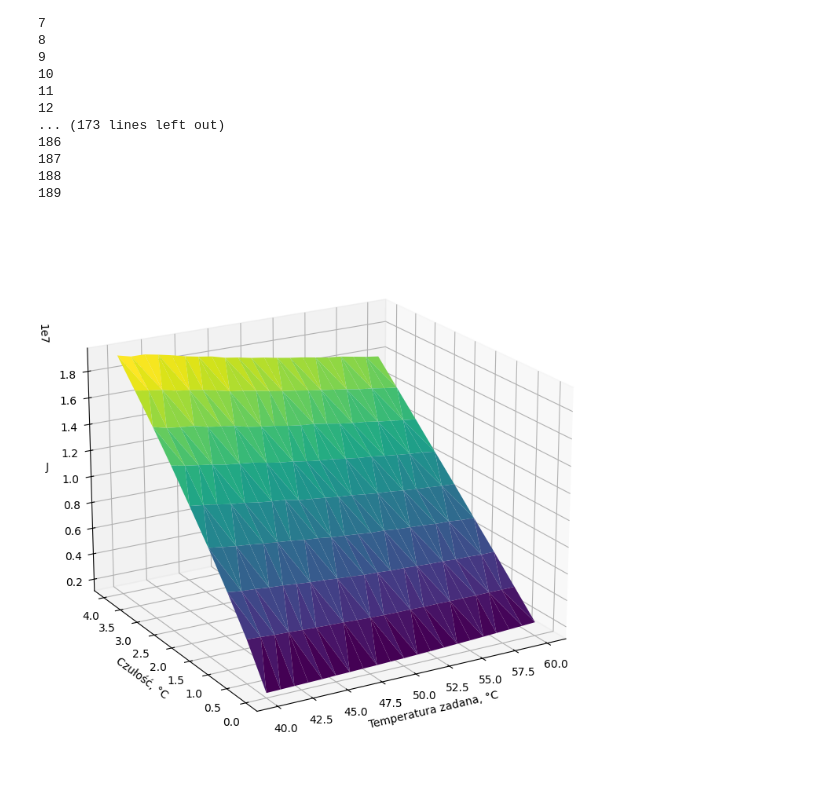
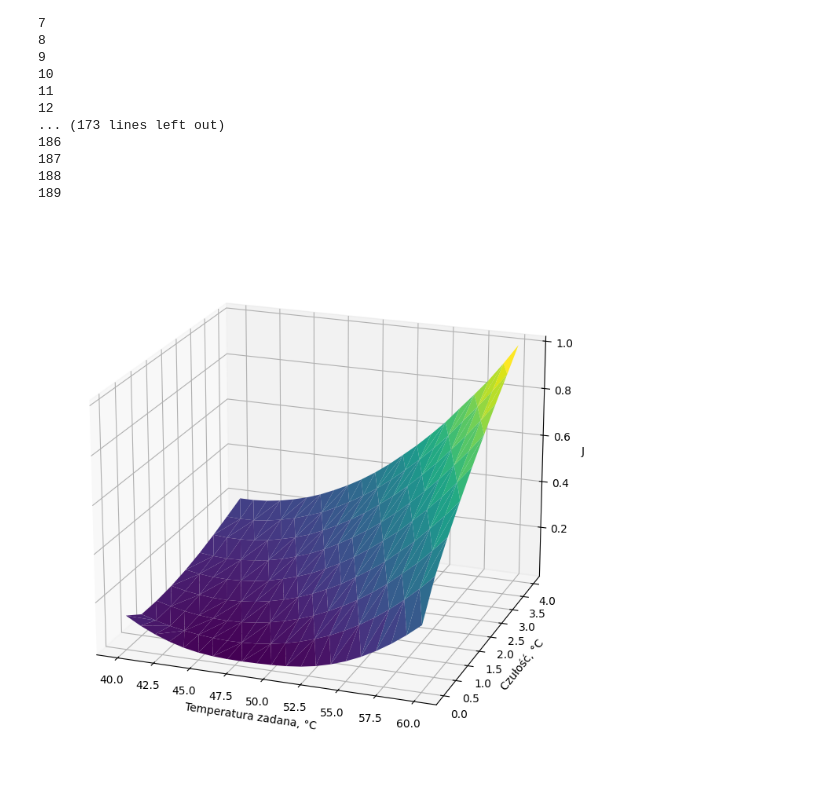
Before and after one commit to KulsonKula/Analiza-i-modelowanie-procesow-zwiazanych-z-systemem-centralnego-ogrzewania, a Jupyter notebook: Kod/Symulacja.IPYNB, the cells around one changed output. Saved outputs shown, nothing was run; the diff lists cells and outputs as text; code cells hidden in the pictures.

```diff
--- a/Kod/Symulacja.IPYNB
+++ b/Kod/Symulacja.IPYNB
@@ -15,9 +15,10 @@ print(tf.__version__)
 # %% [output]
 2.10.0
 # %%
+próbkowanie=60
 model= tf.keras.models.load_model("../Modele/11_12_testowanie/model_calosc_z_dodatku")
-flow_time=np.arange(0,1,1/1440/60)
-flow_time_plot=np.arange(0,24,24/1440/60)
+flow_time=np.arange(0,1,1/1440/próbkowanie)
+flow_time_plot=np.arange(0,24,24/1440/próbkowanie)
 
 test=0.9 #0.2 0.4 0.5 0.9gut
 model_input=np.vstack((2*np.ones_like(flow_time, dtype=int), 2*np.ones_like(flow_time, dtype=int), flow_time, test*np.ones_like(flow_time, dtype=int))).T
@@ -32,5 +33,5 @@ plt.xlim(0, 24)
 
 F_in=model_result
 
-F_in=F_in/40
+F_in=F_in/1.2/próbkowanie
 # %% [output]
@@ -135,10 +136,11 @@ G
 # %% [output]
 274571.25000000006
 # %%
-sign = (np.sign(Two_3 - T_set - delta_t) + np.sign(Two_3 - T_set + delta_t)) / 2
-temp_diff = (Two_3 - T_set) ** 2
-J = np.trapz(temp_diff * np.abs(sign))
-J
+# sign = (np.sign(Two_3 - T_set - delta_t) + np.sign(Two_3 - T_set + delta_t)) / 2
+# temp_diff = (Two_3 - T_set) ** 2
+# J = np.trapz(temp_diff * np.abs(sign))
+
+J=np.trapz((Two_3 - T_set-delta_t) ** 2 * np.sign(Two_3 - T_set - delta_t) + (Two_3 + T_set-delta_t) ** 2 * np.sign(Two_3 - T_set + delta_t))
 # %% [output]
 10032961.546948077
 # %% [markdown]
@@ -191,9 +193,11 @@ for t_set in T_set_wybrane:
         G=np.trapz(piec_ster*P_piec*MOC_PIECA)
         G_all=np.append(G_all,G)
 
-        sign = (np.sign(Two_3 - t_set - delta_t) + np.sign(Two_3 - t_set + delta_t)) / 2
-        temp_diff = (Two_3 - t_set) ** 2
-        J = np.trapz(temp_diff * np.abs(sign))
+        # sign = (np.sign(Two_3 - t_set - delta_t) + np.sign(Two_3 - t_set + delta_t)) / 2
+        # temp_diff = (Two_3 - t_set) ** 2
+        # J = np.trapz(temp_diff * np.abs(sign))
+        J=np.trapz( ( (Two_3 - T_set - delta_t) ** 2 * ( (Two_3 > T_set + delta_t).astype(int) ))+
+                    ( (T_set - Two_3 - delta_t) ** 2 * ( (Two_3 < T_set - delta_t).astype(int) )))
         J_all=np.append(J_all,J)
 # %%
 J_all_norm=J_all/J_all.max()
@@ -262,9 +266,11 @@ for delta_set in delta_wybrane:
         G=np.trapz(piec_ster*P_piec*MOC_PIECA)
         G_all=np.append(G_all,G)
 
-        sign = (np.sign(Two_3 - t_set - delta_set) + np.sign(Two_3 - t_set + delta_set)) / 2
-        temp_diff = (Two_3 - t_set) ** 2
-        J = np.trapz(temp_diff * np.abs(sign))
+        # sign = (np.sign(Two_3 - t_set - delta_set) + np.sign(Two_3 - t_set + delta_set)) / 2
+        # temp_diff = (Two_3 - t_set) ** 2
+        # J = np.trapz(temp_diff * np.abs(sign))
+        J=np.trapz( ( (Two_3 - T_set - delta_t) ** 2 * ( (Two_3 > T_set + delta_t).astype(int) ))+
+            ( (T_set - Two_3 - delta_t) ** 2 * ( (Two_3 < T_set - delta_t).astype(int) )))
         J_all=np.append(J_all,J)
 
         t_set_plot=np.append(t_set_plot,t_set)
@@ -292,28 +298,28 @@ for delta_set in delta_wybrane:
 # %%
 T_set, Delta_set = np.meshgrid(t_set_plot, delta_set_plot)
 
 fig = plt.figure(figsize=(9, 9))
 ax = fig.add_subplot(111, projection='3d')
 
-
+J_all=J_all/J_all.max()
 ax.plot_trisurf(t_set_plot, delta_set_plot, J_all, cmap='viridis')
 
 
 ax.set_xlabel('Temperatura zadana, \u00b0C')
 ax.set_ylabel('Czułość, \u00b0C')
 ax.set_zlabel('J')
 
 # ax.w_xaxis.set_rotate_label(False)
 # ax.w_yaxis.set_rotate_label(False)
 # ax.w_zaxis.set_rotate_label(False)
 
 # fig.colorbar(surf, ax=ax, shrink=0.5, aspect=10,location='left')
 
-ax.view_init(elev=20, azim=240)
+ax.view_init(elev=20, azim=290)
 
 plt.show()
 # %% [output]
-[figure, old version]
+[figure, new version]
 # %%
 T_set, Delta_set = np.meshgrid(t_set_plot, delta_set_plot)
 
```
Also changed, not shown: parts of 5 cells of this notebook, 5 other files.
